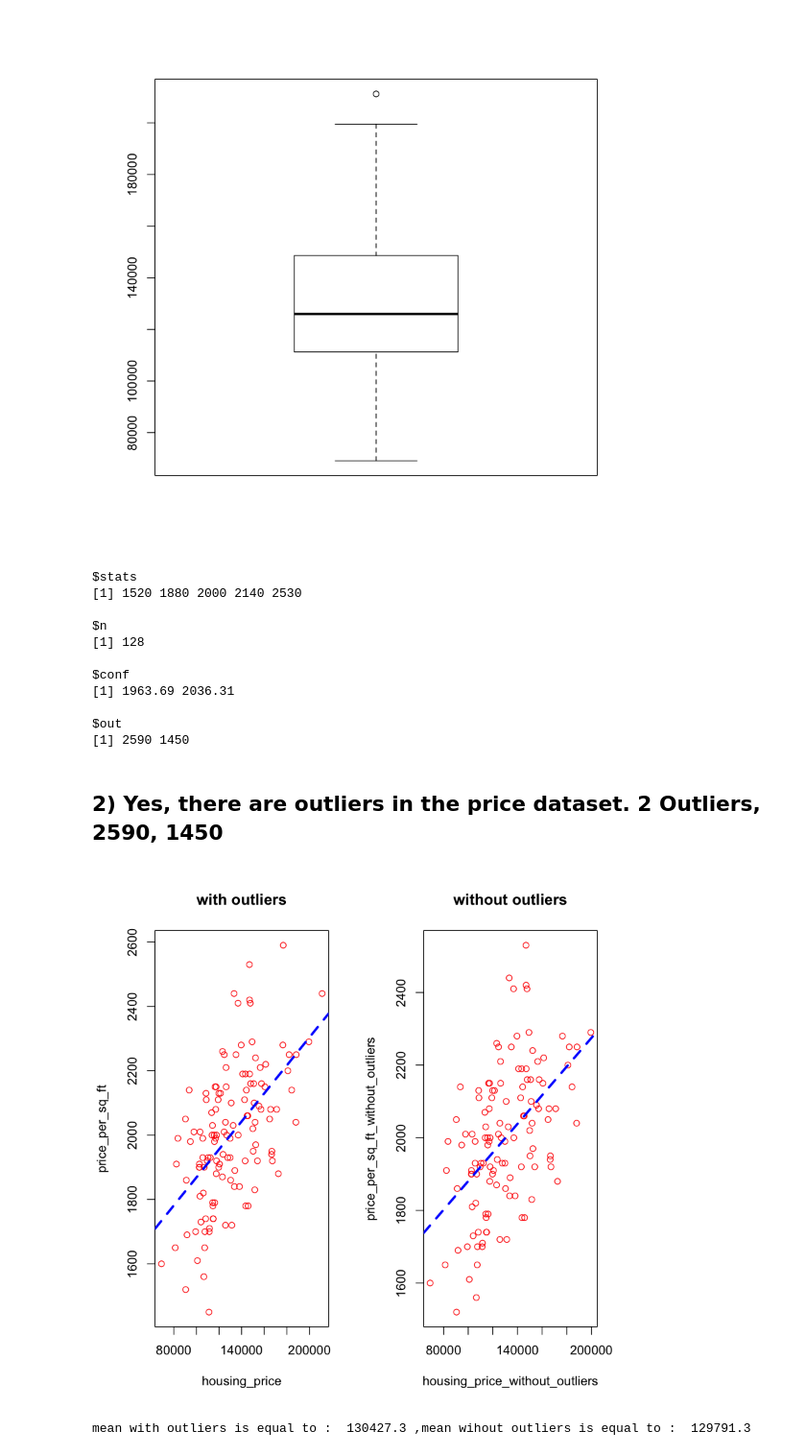
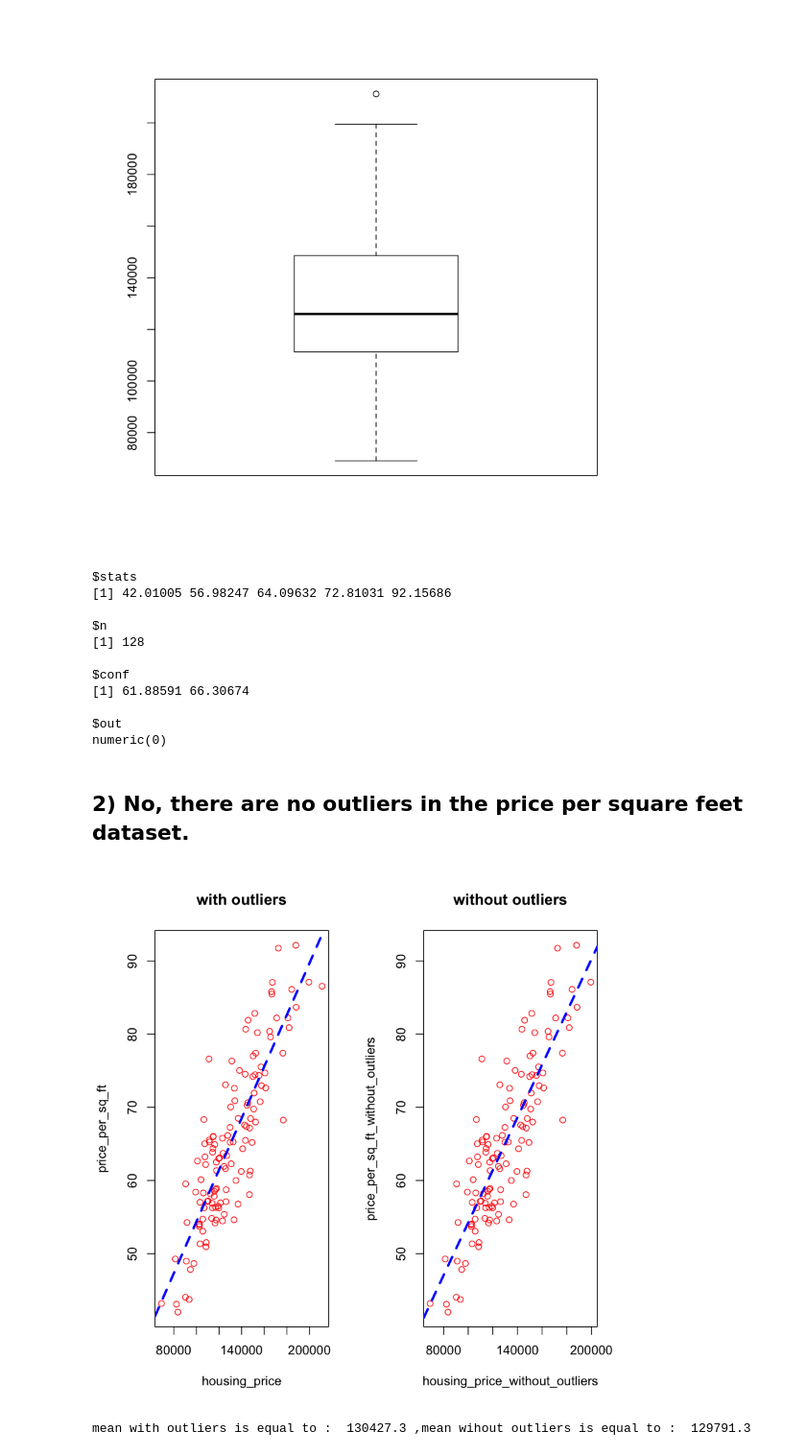
Before and after one commit to AIlearningGIT/Statistical-Data-Mining, a Jupyter notebook: Assignment 1.ipynb, the cells around one changed output. Shown at 96% size. Cells and saved outputs as stored; diff of their text form; code cells hidden in the pictures.

```diff
--- a/Assignment 1.ipynb
+++ b/Assignment 1.ipynb
@@ -25,7 +25,7 @@ Mode(housing_price)
 # %% [output]
 [1] 117800
 # %%
-price_per_sq_ft = data$SqFt
+price_per_sq_ft = (data$Price)/(data$SqFt)
 # %%
 mean(price_per_sq_ft)
 # %% [output]
@@ -99,18 +99,18 @@ boxplot(housing_price)
 boxplot.stats(price_per_sq_ft)
 # %% [output]
 $stats
-[1] 1520 1880 2000 2140 2530
+[1] 42.01005 56.98247 64.09632 72.81031 92.15686
 
 $n
 [1] 128
 
 $conf
-[1] 1963.69 2036.31
+[1] 61.88591 66.30674
 
 $out
-[1] 2590 1450
+numeric(0)
 # %% [markdown]
-## 2) Yes, there are outliers in the price dataset. 2 Outliers, 2590, 1450
+## 2) No, there are no outliers in the price per square feet dataset.
 # %%
 remove_outliers <- function(x, na.rm = TRUE, ...) {
   qnt <- quantile(x, probs=c(.25, .75), na.rm = na.rm, ...)
@@ -127,12 +127,12 @@ price_per_sq_ft_without_outliers<-remove_outliers(price_per_sq_ft)
 # %%
 
 par(mfrow=c(1,2))
 plot(housing_price, price_per_sq_ft, col = 'red', main = 'with outliers')
-abline(lm(SqFt~Price, data = data),col = 'blue', lwd= 3, lty = 2)
+abline(lm(price_per_sq_ft~housing_price),col = 'blue', lwd= 3, lty = 2)
 plot(housing_price_without_outliers, price_per_sq_ft_without_outliers, col = 'red', main = 'without outliers')
 abline(lm(price_per_sq_ft_without_outliers~housing_price_without_outliers),col = 'blue', lwd= 3, lty = 2)
 # %% [output]
-[figure, old version]
+[figure, new version]
 # %%
 cat('mean with outliers is equal to : ', mean(housing_price), ',mean wihout outliers is equal to : ', mean(housing_price_without_outliers, na.rm=TRUE))
 # %% [output]
```
Also changed, not shown: parts of 8 cells of this notebook.
